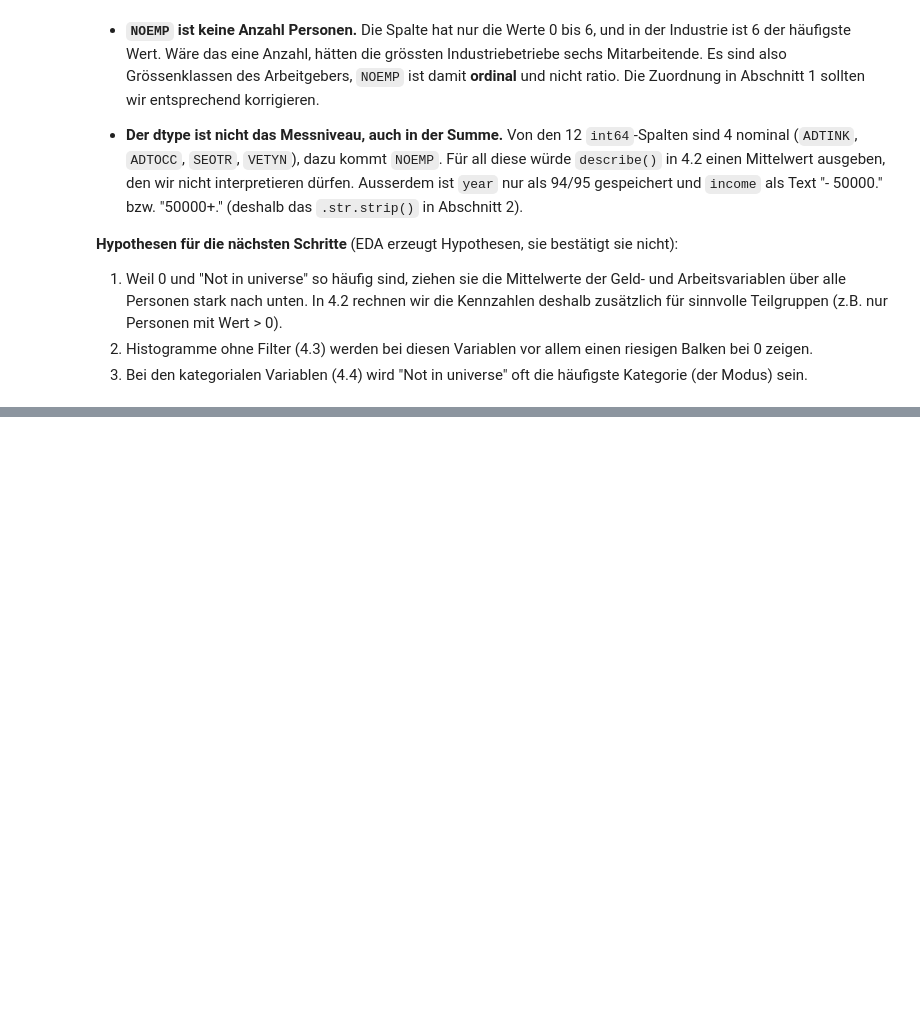
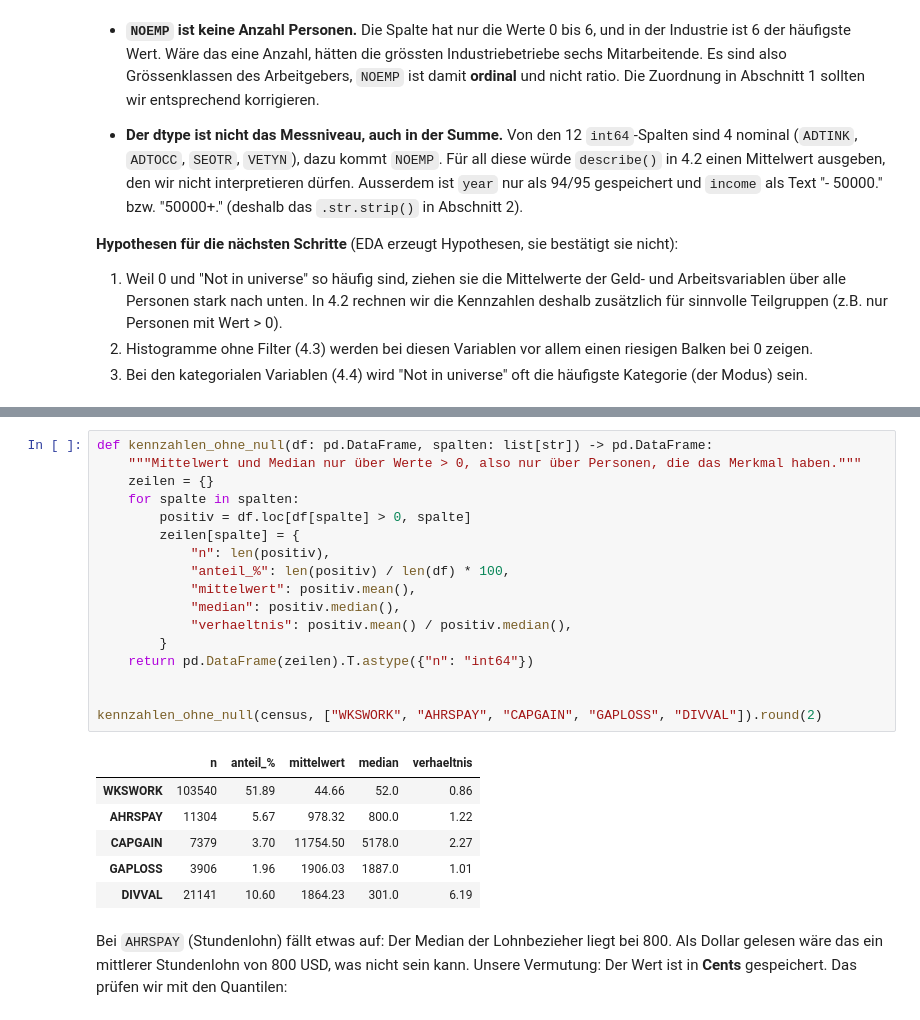
Before and after one commit to Manuel-Schmid/census-income-analysis, a Jupyter notebook: src/statistics_project/dataset_analysis_notebooks/NB01.ipynb, the cells around one changed output, grey strips where cells are left out. Cells and saved outputs as stored; diff of their text form; blank space fills up the shorter version.

```diff
--- a/src/statistics_project/dataset_analysis_notebooks/NB01.ipynb
+++ b/src/statistics_project/dataset_analysis_notebooks/NB01.ipynb
@@ -559,0 +623,26 @@ pd.crosstab(zuordnung["dtype"], zuordnung["messniveau"], margins=True, margins_n
+# %%
+def kennzahlen_ohne_null(df: pd.DataFrame, spalten: list[str]) -> pd.DataFrame:
+    """Mittelwert und Median nur über Werte > 0, also nur über Personen, die das Merkmal haben."""
+    zeilen = {}
+    for spalte in spalten:
+        positiv = df.loc[df[spalte] > 0, spalte]
+        zeilen[spalte] = {
+            "n": len(positiv),
+            "anteil_%": len(positiv) / len(df) * 100,
+            "mittelwert": positiv.mean(),
+            "median": positiv.median(),
+            "verhaeltnis": positiv.mean() / positiv.median(),
+        }
+    return pd.DataFrame(zeilen).T.astype({"n": "int64"})
+
+
+kennzahlen_ohne_null(census, ["WKSWORK", "AHRSPAY", "CAPGAIN", "GAPLOSS", "DIVVAL"]).round(2)
+# %% [output]
+|  | n | anteil_% | mittelwert | median | verhaeltnis |
+| WKSWORK | 103540 | 51.89 | 44.66 | 52.0 | 0.86 |
+| AHRSPAY | 11304 | 5.67 | 978.32 | 800.0 | 1.22 |
+| CAPGAIN | 7379 | 3.70 | 11754.50 | 5178.0 | 2.27 |
+| GAPLOSS | 3906 | 1.96 | 1906.03 | 1887.0 | 1.01 |
+| DIVVAL | 21141 | 10.60 | 1864.23 | 301.0 | 6.19 |
+# %% [markdown]
+Bei `AHRSPAY` (Stundenlohn) fällt etwas auf: Der Median der Lohnbezieher liegt bei 800. Als Dollar gelesen wäre das ein mittlerer Stundenlohn von 800 USD, was nicht sein kann. Unsere Vermutung: Der Wert ist in **Cents** gespeichert. Das prüfen wir mit den Quantilen:
```
Also changed, not shown: parts of 12 cells of this notebook.
